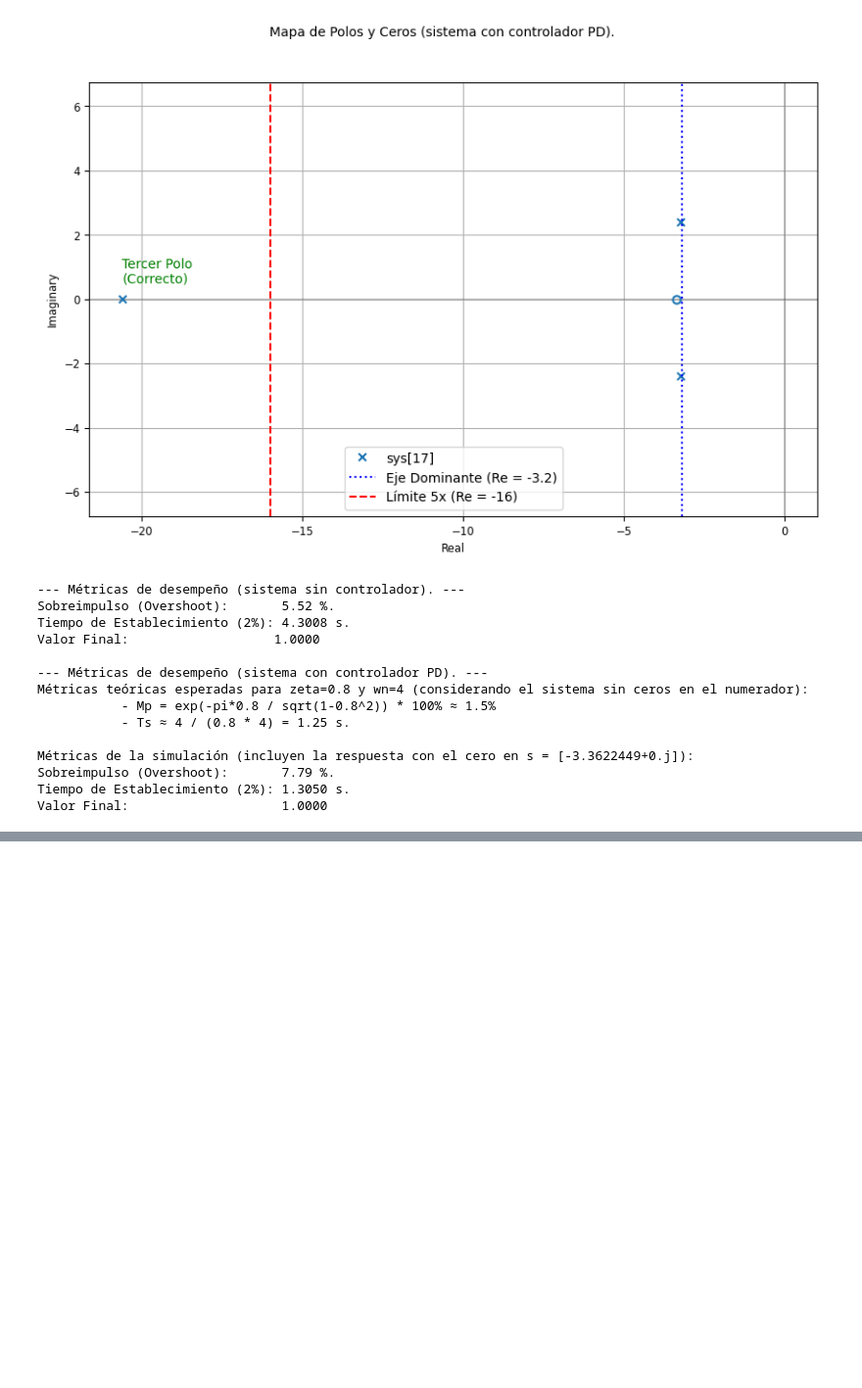
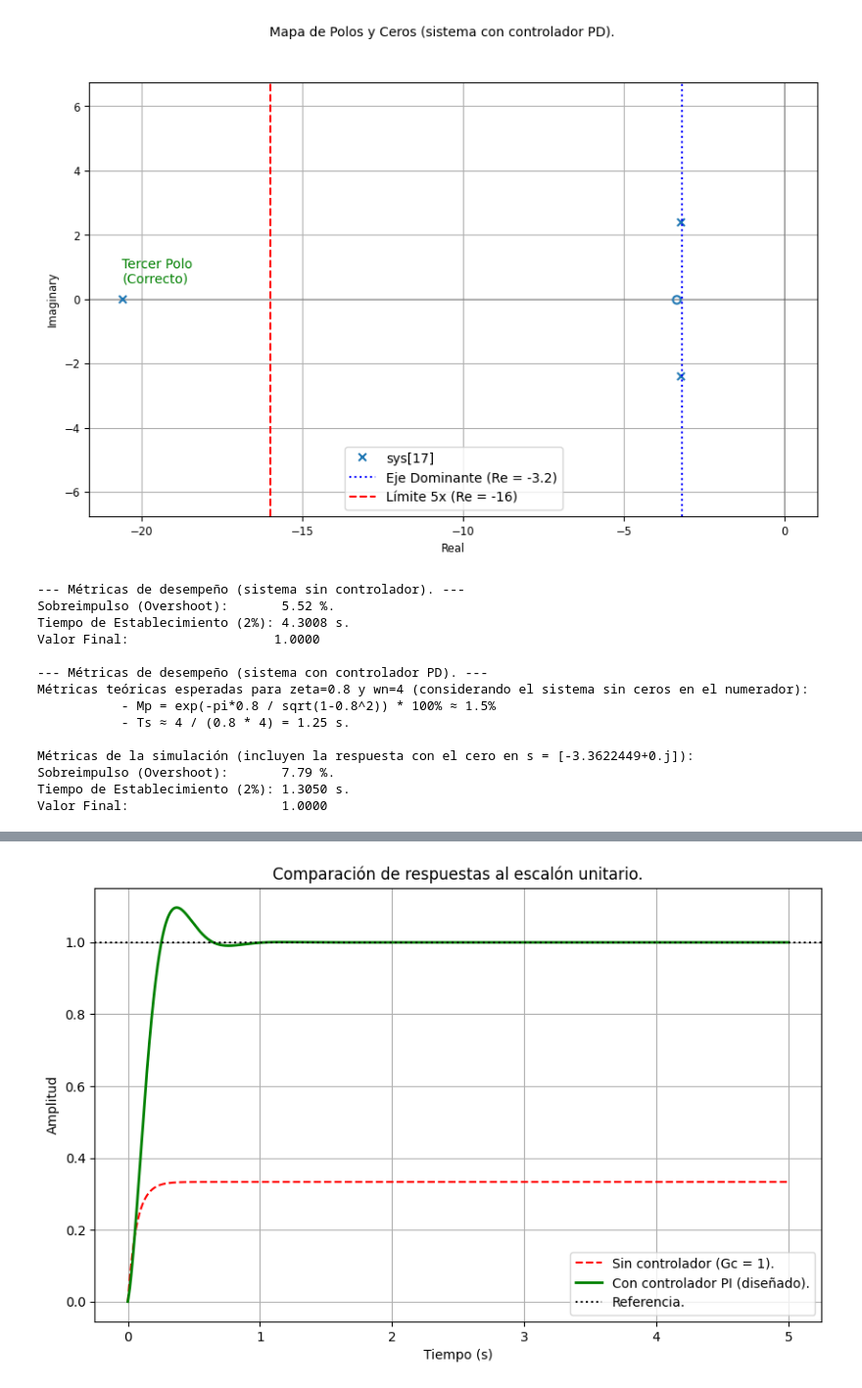
Before and after one commit to MaxGarcia948/MaxGarcia948, a Jupyter notebook: practicas/P_3_03_Asignacion_de_polos.ipynb, the cells around one changed output, grey strips where cells are left out. Shown at 98% size. Saved outputs shown, nothing was run; the diff lists cells and outputs as text; code cells hidden in the pictures; blank space fills up the shorter version.

```diff
--- a/practicas/P_3_03_Asignacion_de_polos.ipynb
+++ b/practicas/P_3_03_Asignacion_de_polos.ipynb
@@ -346 +339,82 @@ Para cada uno de los dos ejercicios siguientes, agregue una celda de código en
 ---
+# %%
+import control as ct
+import matplotlib.pyplot as plt
+import numpy as np
+
+# --- 1. Definición del sistema y controlador. ---
+
+# Planta Gp(s) = 10 / (s(s+2)) = 10 / (s^2 + 2s).
+Gp1 = ct.tf([5], [ 1 , 10])
+
+# --- Caso A: Sistema sin controlador (Gc = 1). ---
+sys_sin_control1 = ct.feedback(Gp1, 1)
+
+# --- Caso B: Sistema con Controlador PD. ---
+# Valores obtenidos en el diseño.
+Kp1 = 0.4
+Ki1 = 20
+
+# Controlador Gc(s) = Kd*s + Kp.
+Gc1 = ct.tf([Kp1, Ki1], [1, 0])
+
+# Sistema en lazo cerrado con el controlador: G_LC = (Gc*Gp) / (1 + Gc*Gp).
+sys_con_control1 = ct.feedback(Gc1 * Gp1, 1)
+
+# Imprimir las funciones de transferencia.
+print("--- Funciones de transferencia de lazo cerrado. ---")
+print("\n1. Sin controlador (base):")
+print(sys_sin_control1)
+print("\n2. Con controlador PD (diseñado):")
+print(sys_con_control1)
+
+
+# --- 2. Simulación y gráfica de las respuestas. ---
+
+# Vector de tiempo de 0 a 5 segundos (Ts esperado aprox 1 s).
+t = np.linspace(0, 5, 1000)
+
+# Obtener respuesta al escalón.
+_, y_sin1 = ct.step_response(sys_sin_control1, T=t)
+_, y_con1 = ct.step_response(sys_con_control1, T=t)
+
+# Graficar ambas respuestas.
+plt.figure(figsize=(10, 6))
+plt.plot(t, y_sin1, 'r--', label='Sin controlador (Gc = 1).')
+plt.plot(t, y_con1, 'g-', linewidth=2, label='Con controlador PI (diseñado).')
+plt.axhline(y=1, color='k', linestyle=':', label='Referencia.')
+
+plt.title('Comparación de respuestas al escalón unitario.')
+plt.xlabel('Tiempo (s)')
+plt.ylabel('Amplitud')
+plt.legend()
+plt.grid(True)
+plt.show()
+
+
+# --- 3. Mapa de Polos y Ceros del sistema controlado. ---
+
+print("--- Análisis de polos del sistema controlado. ---")
+print(f"Ubicación esperada: s = -4 +/- 4j")
+polos1 = ct.poles(sys_con_control1)
+print(f"Polos obtenidos: {polos1}")
+
+
+plt.figure(figsize=(10, 6))
+ct.pzmap(sys_con_control1, title='Mapa de Polos y Ceros (sistema con controlador PI).')
+# Dibujar línea de amortiguamiento constante (zeta = 0.707 equivale a 45 grados)
+plt.plot([0, -5], [0, 5], 'k:', alpha=0.3, label='Línea de Zeta=0.707')
+plt.legend()
+plt.grid(True)
+plt.show()
+
+
+# --- 4. Métricas de desempeño. ---
+
+info1 = ct.step_info(sys_con_control1)
+
+print("--- Métricas de desempeño (sistema con controlador PD). ---")
+print(f"Sobreimpulso (Overshoot):       {info1['Overshoot']:.2f} %  (Requerido: <= 5 %).")
+print(f"Tiempo de Establecimiento (2%): {info1['SettlingTime']:.4f} s (Requerido: <= 1.0 s).")
+print(f"Valor Final:                   {y_con1[-1]:.4f}")
+# %% [output]
@@ -346,0 +440 @@ Para cada uno de los dos ejercicios siguientes, agregue una celda de código en
+[figure, added]
```
Also changed, not shown: parts of 4 cells of this notebook.
